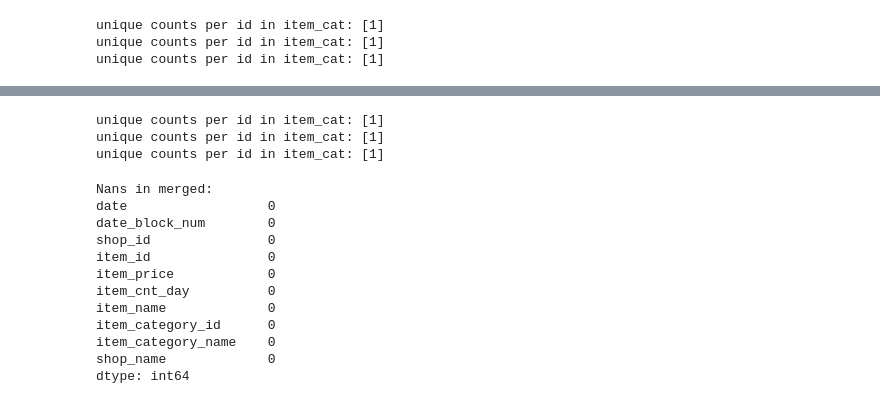
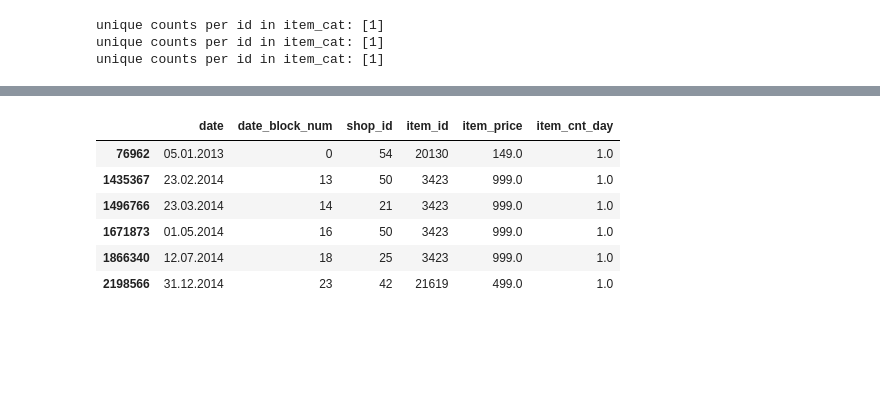
Before and after one commit to valera2444/FutureSalesPrediction, a Jupyter notebook: etl.ipynb, the cells around one changed output, grey strips where cells are left out. Cells and saved outputs as stored; diff of their text form; code cells hidden in the pictures; blank space fills up the shorter version.

```diff
--- a/etl.ipynb
+++ b/etl.ipynb
@@ -113,25 +80,0 @@ shops = pd.read_csv('data/shops.csv')
-# %%
-print('unique counts per id in item_cat:',item_cat.groupby(by='item_category_id').nunique().reset_index()['item_category_name'].unique())
-print('unique counts per id in item_cat:',items.groupby(by='item_id').nunique().reset_index()['item_name'].unique())
-print('unique counts per id in item_cat:',shops.groupby(by='shop_id').nunique().reset_index()['shop_name'].unique())
-# %% [output]
-unique counts per id in item_cat: [1]
-unique counts per id in item_cat: [1]
-unique counts per id in item_cat: [1]
-# %%
-
-merged = data_train.merge(items,how='left').merge(item_cat,how='left').merge(shops,how='left')
-print('Nans in merged:\n',merged.isna().sum(),sep='')
-# %% [output]
-Nans in merged:
-date                  0
-date_block_num        0
-shop_id               0
-item_id               0
-item_price            0
-item_cnt_day          0
-item_name             0
-item_category_id      0
-item_category_name    0
-shop_name             0
-dtype: int64
@@ -141,0 +81,10 @@ merged=merged.drop_duplicates()
+# %%
+data_train[data_train.duplicated()]
+# %% [output]
+|  | date | date_block_num | shop_id | item_id | item_price | item_cnt_day |
+| 76962 | 05.01.2013 | 0 | 54 | 20130 | 149.0 | 1.0 |
+| 1435367 | 23.02.2014 | 13 | 50 | 3423 | 999.0 | 1.0 |
+| 1496766 | 23.03.2014 | 14 | 21 | 3423 | 999.0 | 1.0 |
+| 1671873 | 01.05.2014 | 16 | 50 | 3423 | 999.0 | 1.0 |
+| 1866340 | 12.07.2014 | 18 | 25 | 3423 | 999.0 | 1.0 |
+| 2198566 | 31.12.2014 | 23 | 42 | 21619 | 499.0 | 1.0 |
```
Also changed, not shown: parts of 15 cells of this notebook, 1 other file.
